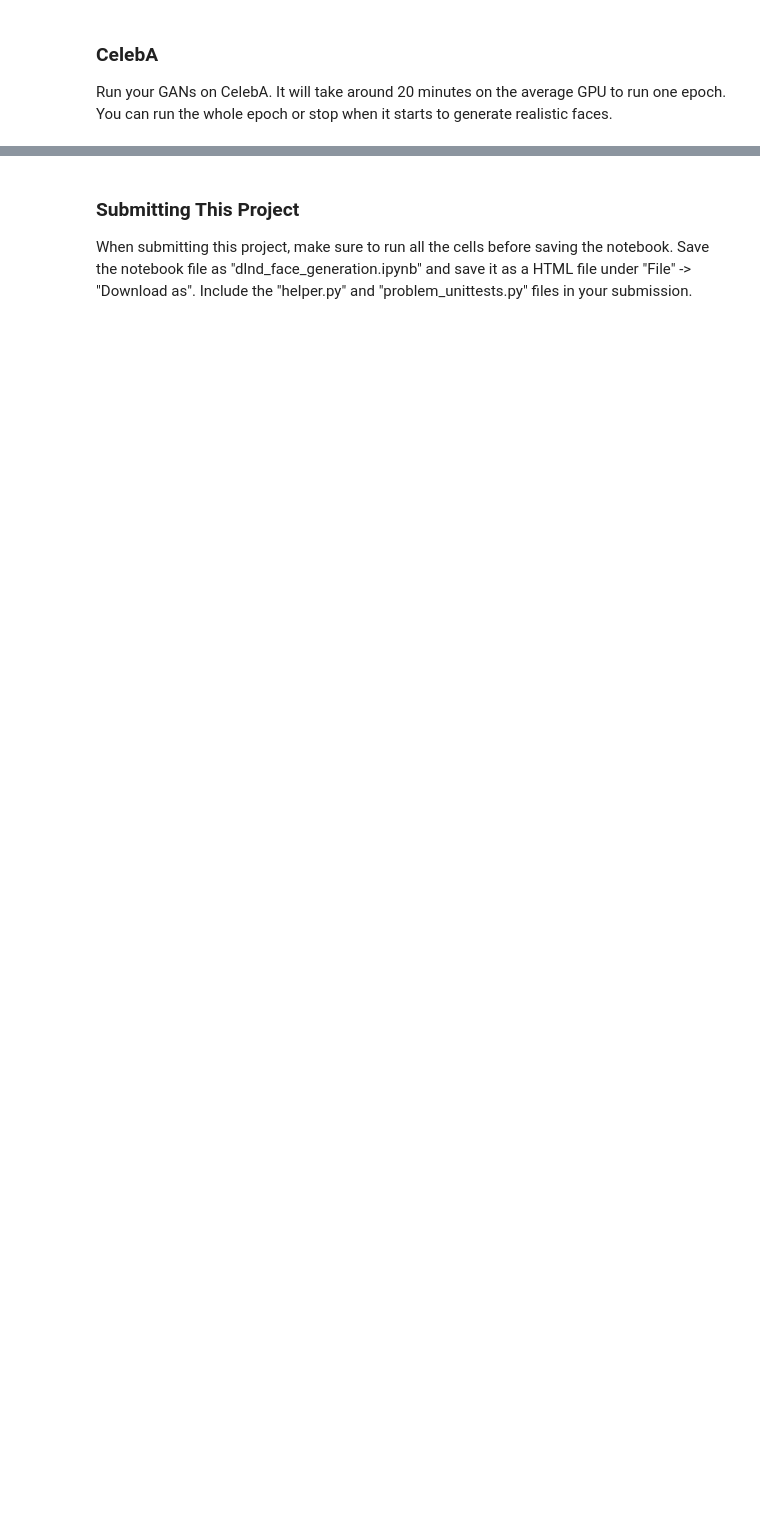
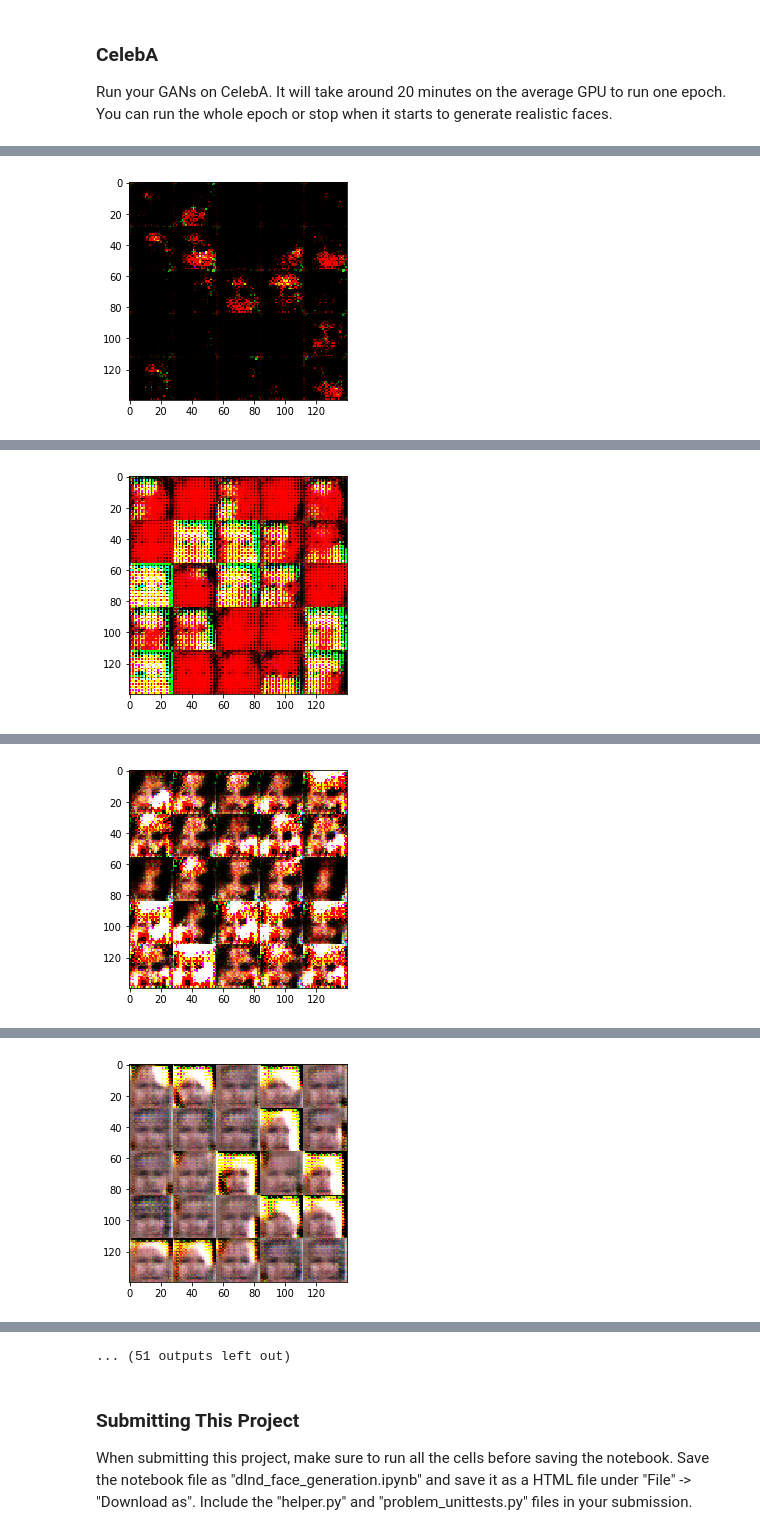
Before and after one commit to andresn/udacity-deep-learning-nano-degree, a Jupyter notebook: Project 5/dlnd_face_generation.ipynb, the cells around one changed output, grey strips where cells are left out. Saved outputs shown, nothing was run; the diff lists cells and outputs as text; code cells hidden in the pictures; blank space fills up the shorter version.

```diff
--- a/Project 5/dlnd_face_generation.ipynb
+++ b/Project 5/dlnd_face_generation.ipynb
@@ -479,10 +536,9 @@ Batch 67/468... Epoch 1/2... Discriminator Loss: 1.1807... Generator Loss: 0.919
 ### CelebA
 Run your GANs on CelebA.  It will take around 20 minutes on the average GPU to run one epoch.  You can run the whole epoch or stop when it starts to generate realistic faces.
 # %%
-# epochs = 25
-batch_size = 128
+batch_size = 64
 z_dim = 100
-learning_rate = 0.0002
+learning_rate = 0.002
 beta1 = 0.5
 alpha=0.2
 print_every=10
@@ -512,0 +578 @@ IndexError: list index out of range
+[figure, added]
@@ -512,0 +589 @@ IndexError: list index out of range
+[figure, added]
@@ -512,0 +600 @@ IndexError: list index out of range
+[figure, added]
@@ -512,0 +611 @@ IndexError: list index out of range
+[figure, added]
@@ -513,3 +634,4 @@ IndexError: list index out of range
+... (51 outputs left out)
 # %% [markdown]
 ### Submitting This Project
 When submitting this project, make sure to run all the cells before saving the notebook. Save the notebook file as "dlnd_face_generation.ipynb" and save it as a HTML file under "File" -> "Download as". Include the "helper.py" and "problem_unittests.py" files in your submission.
```
Also changed, not shown: parts of 9 cells of this notebook, 6 other files.
